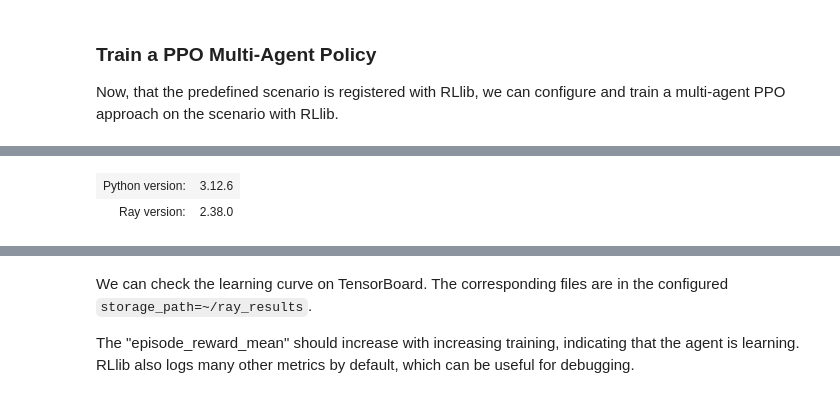
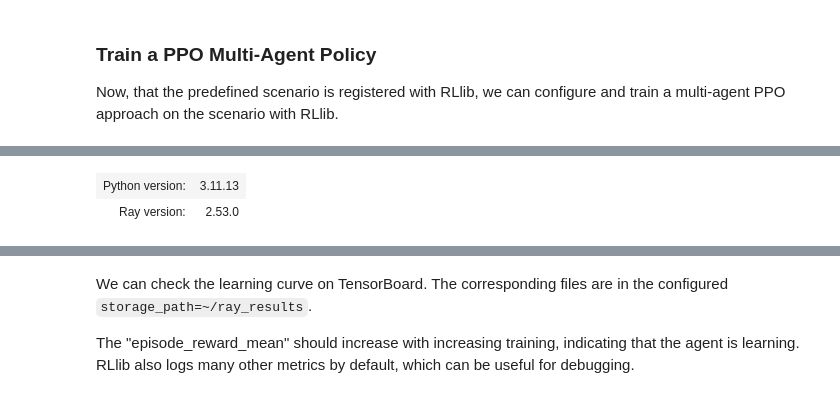
Before and after one commit to stefanbschneider/mobile-env, a Jupyter notebook: examples/rllib.ipynb, the cells around one changed output, grey strips where cells are left out. Cells and saved outputs as stored; diff of their text form; code cells hidden in the pictures.

```diff
--- a/examples/rllib.ipynb
+++ b/examples/rllib.ipynb
@@ -84,7 +71,7 @@ Now, that the predefined scenario is registered with RLlib, we can configure and
 # %%
 import ray
 
-num_cpus: int = 2
+num_cpus: int = 1
 
 # Init ray with available CPUs (and GPUs) and init ray.
 # For local debugging, set num_cpus=0 and local_mode=True.
@@ -93,5 +80,6 @@ ray.init(
   include_dashboard=False,
   ignore_reinit_error=True,
   log_to_driver=False,
+  local_mode=True,   # set to True for local debugging
 )
 # %% [output]
@@ -99,5 +87,5 @@ ray.init(
-| Python version: | 3.12.6 |
-| Ray version: | 2.38.0 |
+| Python version: | 3.11.13 |
+| Ray version: | 2.53.0 |
 # %%
 # ray.air is deprecated, using ray.tune for RunConfig and CheckpointConfig
 import ray.tune
```
Also changed, not shown: parts of 8 cells of this notebook.
